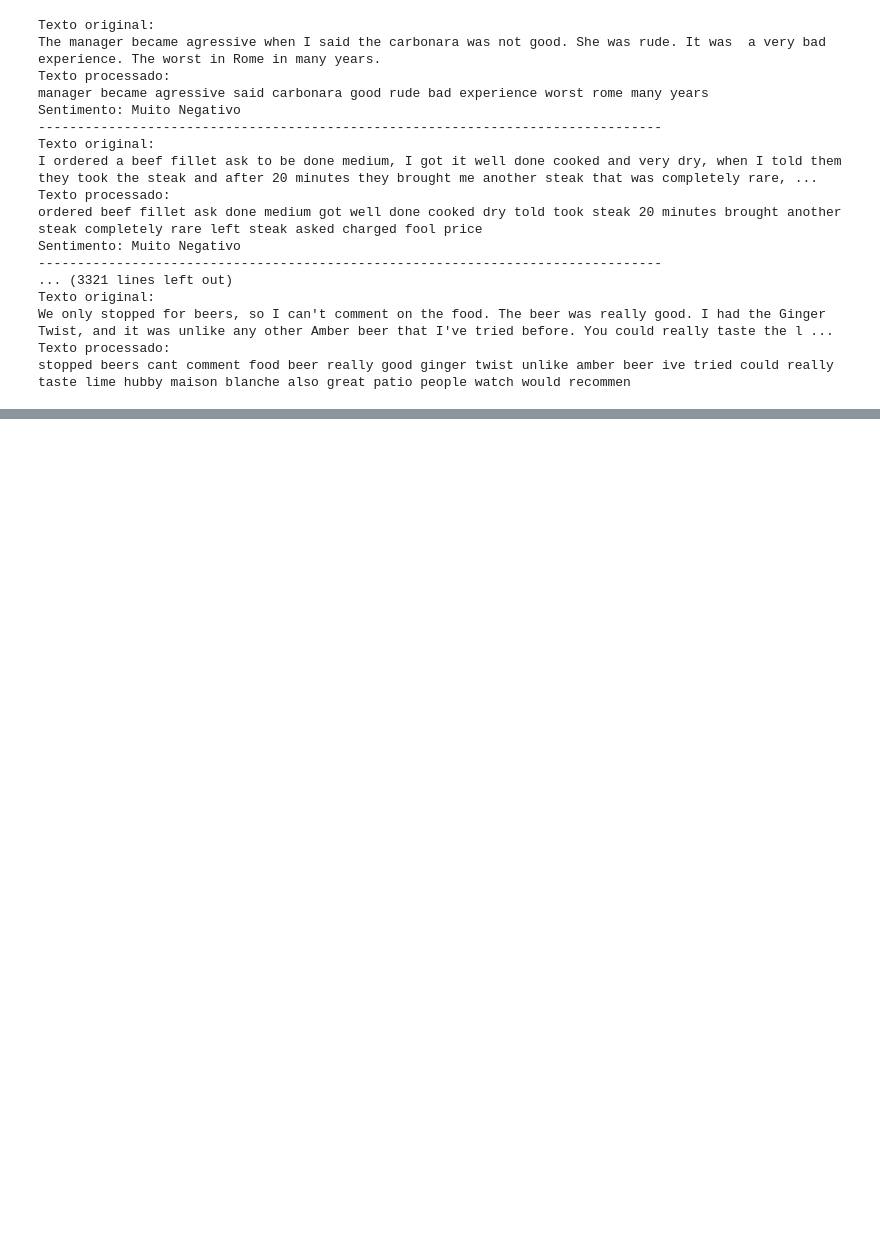
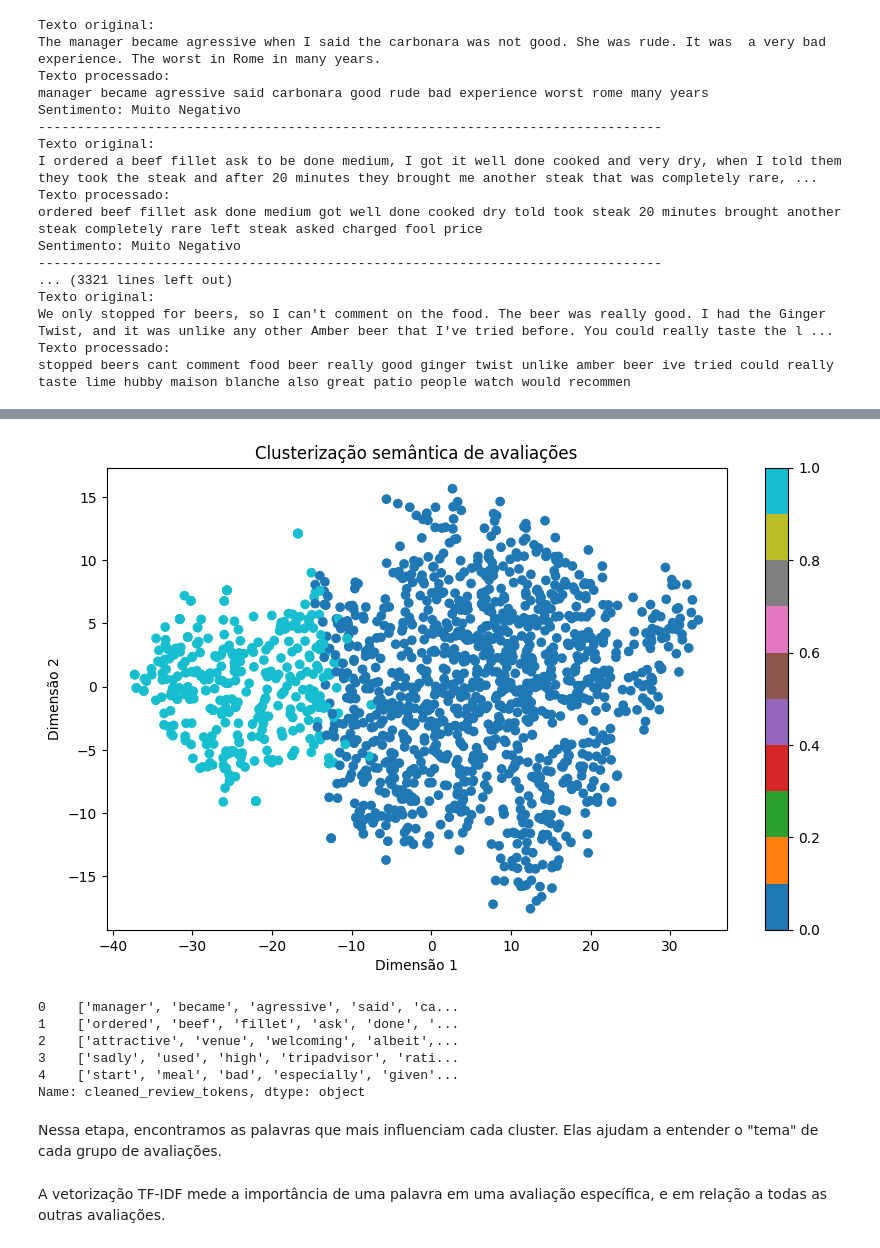
Before and after one commit to Nosreda/TP2.IA, a Jupyter notebook: tp2.ipynb, the cells around one changed output, grey strips where cells are left out. Drawn from its saved outputs; the diff is of its cells as text; code cells hidden in the pictures; blank space fills up the shorter version.

```diff
--- a/tp2.ipynb
+++ b/tp2.ipynb
@@ -381,0 +461,61 @@ print(classification_report(y_true, y_pred))
+# %%
+model_name = "tabularisai/multilingual-sentiment-analysis"
+tokenizer = AutoTokenizer.from_pretrained(model_name)
+model2 = AutoModel.from_pretrained(model_name)
+
+model2.eval()
+device = torch.device("cuda" if torch.cuda.is_available() else "cpu")
+model2 = model2.to(device)
+
+def get_embeddings(texts):
+    embeddings = []
+    with torch.no_grad():
+        for text in texts:
+            inputs = tokenizer(text, return_tensors="pt", truncation=True, padding=True, max_length=512).to(device)
+            outputs = model2(**inputs)
+            cls_embedding = outputs.last_hidden_state[:, 0, :].squeeze().cpu().numpy()  # [CLS] token
+            embeddings.append(cls_embedding)
+    return embeddings
+
+
+df = pd.read_csv("European_Restaurant_Reviews_with_Sentiment.csv")
+df['full_review'] = df['Review Title'].fillna('') + ' . ' + df['cleaned_review'].fillna('')
+texts = df['full_review'].tolist()
+
+embeddings = get_embeddings(texts)  # texts = lista de textos processados
+embeddings = np.array(embeddings).astype(np.float64)
+kmeans = KMeans(n_clusters=2, random_state=42)
+clusters = kmeans.fit_predict(embeddings)
+
+# Adiciona ao dataframe
+df['cluster'] = clusters
+
+from sklearn.manifold import TSNE
+import matplotlib.pyplot as plt
+
+tsne = TSNE(n_components=3, random_state=42)
+embeddings_2d = tsne.fit_transform(embeddings)
+
+plt.figure(figsize=(10, 6))
+plt.scatter(embeddings_2d[:, 0], embeddings_2d[:, 1], c=clusters, cmap='tab10')
+plt.title("Clusterização semântica de avaliações")
+plt.xlabel("Dimensão 1")
+plt.ylabel("Dimensão 2")
+plt.colorbar()
+plt.show()
+# %% [output]
+[figure, added]
+# %%
+df['cluster'] = clusters
+print(df['cleaned_review_tokens'].head())
+# %% [output]
+0    ['manager', 'became', 'agressive', 'said', 'ca...
+1    ['ordered', 'beef', 'fillet', 'ask', 'done', '...
+2    ['attractive', 'venue', 'welcoming', 'albeit',...
+3    ['sadly', 'used', 'high', 'tripadvisor', 'rati...
+4    ['start', 'meal', 'bad', 'especially', 'given'...
+Name: cleaned_review_tokens, dtype: object
+# %% [markdown]
+Nessa etapa, encontramos as palavras que mais influenciam cada cluster. Elas ajudam a entender o "tema" de cada grupo de avaliações.
+# %% [markdown]
+A vetorização TF-IDF mede a importância de uma palavra em uma avaliação específica, e em relação a todas as outras avaliações.
```
Also changed, not shown: parts of 30 cells of this notebook, 3 other files.
